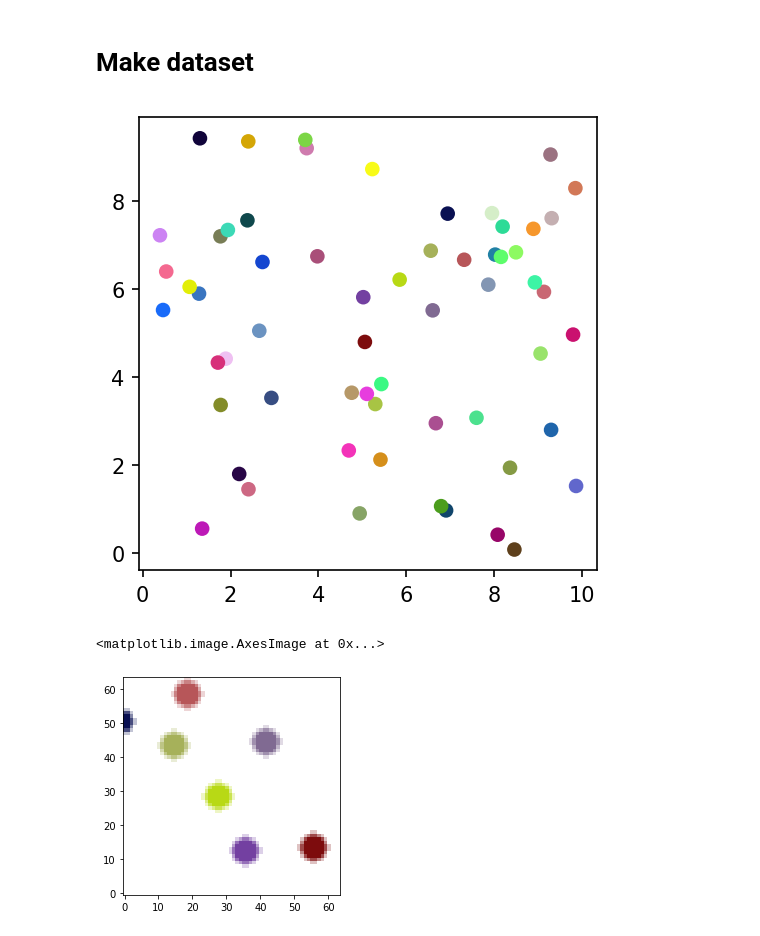
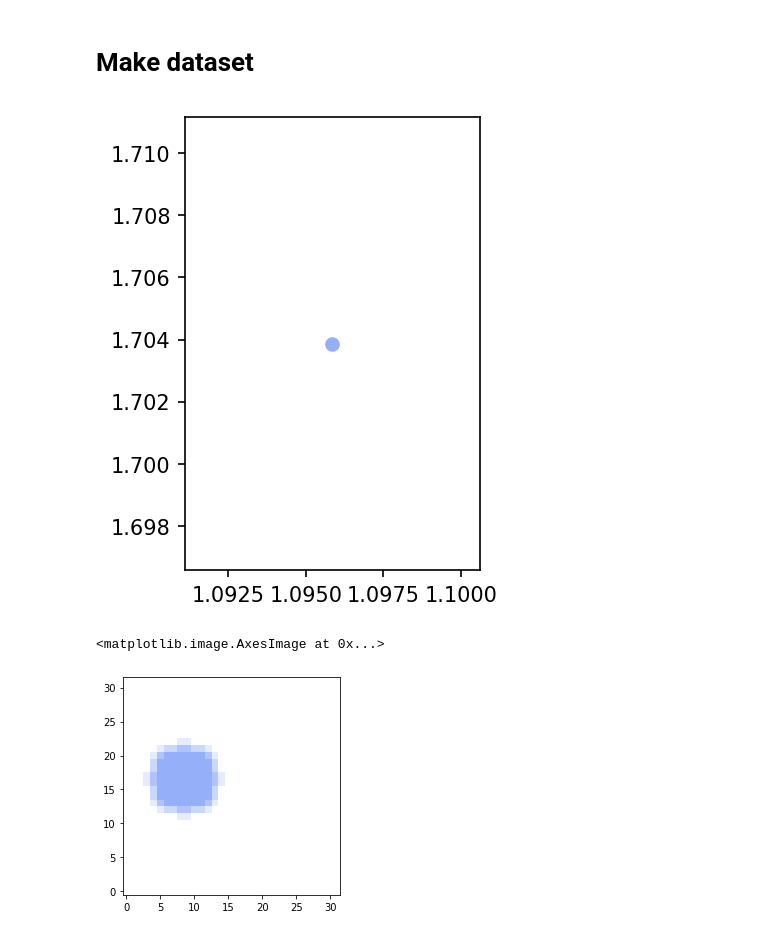
Before and after one commit to MisterMap/lie-vae-localization, a Jupyter notebook: toy_dataset.ipynb, the cells around one changed output. Drawn from its saved outputs; the diff is of its cells as text; code cells hidden in the pictures.

```diff
--- a/toy_dataset.ipynb
+++ b/toy_dataset.ipynb
@@ -10,3 +8,5 @@ maker = ToyDatasetMaker(10, 10, 1.6, 0.05, 0.25, 60)
+# %%
+maker = ToyDatasetMaker(2, 2, 3.2, 0.1, 0.6, 1)
 # %%
 plt.figure(dpi=150)
 points = maker._centers
@@ -14,10 +14,10 @@ colors = maker._colors
 plt.scatter(points[:, 0], points[:, 1], c=colors / 255)
 plt.gca().set_aspect("equal")
 # %% [output]
-[figure, old version]
+[figure, new version]
 # %%
-image = maker.get_image(np.array([6, 6, -np.pi / 2]))
+image = maker.get_image(np.array([1, 1, -np.pi / 2]))
 plt.imshow(image, origin="low")
 # %% [output]
 <matplotlib.image.AxesImage at 0x...>
-[figure, old version]
+[figure, new version]
```
Also changed, not shown: parts of 8 cells of this notebook, 3 other files.
